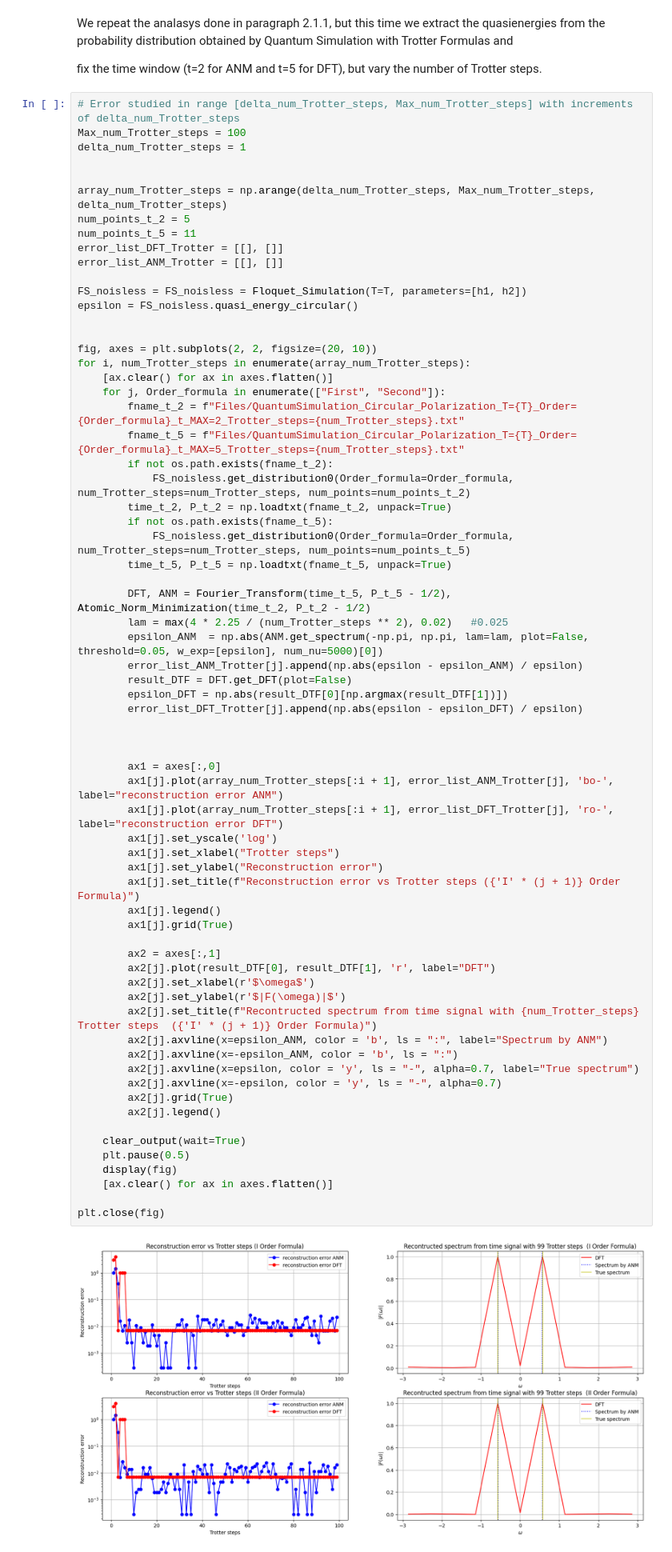
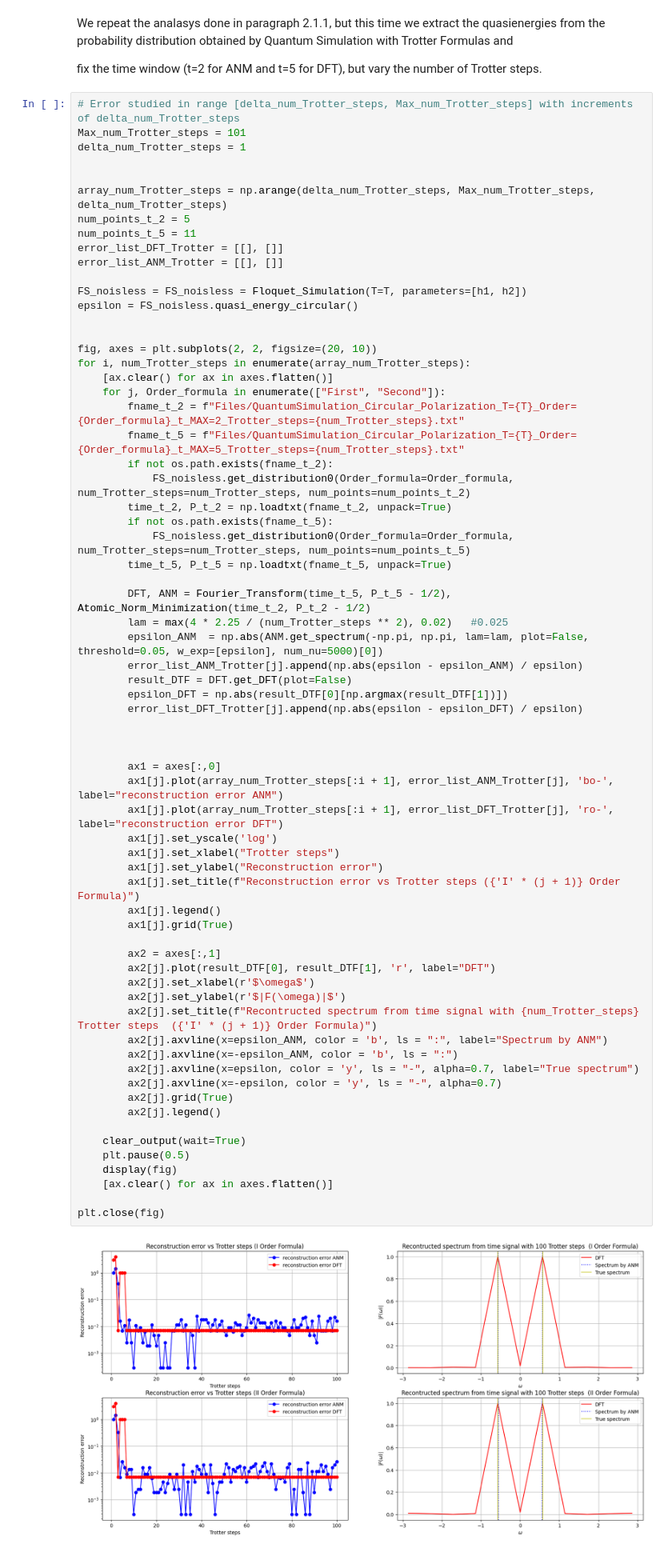
Before and after one commit to DuarteMagano/SuperResolution, a Jupyter notebook: report.ipynb, the cells around one changed output. Shown at 80% size. Cells and saved outputs as stored; diff of their text form.

```diff
--- a/report.ipynb
+++ b/report.ipynb
@@ -339,7 +425,7 @@ We repeat the analasys done in paragraph 2.1.1, but this time we extract the qua
 fix the time window (t=2 for ANM and t=5 for DFT), but vary the number of Trotter steps.
 # %%
 # Error studied in range [delta_num_Trotter_steps, Max_num_Trotter_steps] with increments of delta_num_Trotter_steps
-Max_num_Trotter_steps = 100
+Max_num_Trotter_steps = 101
 delta_num_Trotter_steps = 1
 
 
@@ -378,34 +464,34 @@ for i, num_Trotter_steps in enumerate(array_num_Trotter_steps):
 
         ax1 = axes[:,0]
         ax1[j].plot(array_num_Trotter_steps[:i + 1], error_list_ANM_Trotter[j], 'bo-', label="reconstruction error ANM")
         ax1[j].plot(array_num_Trotter_steps[:i + 1], error_list_DFT_Trotter[j], 'ro-', label="reconstruction error DFT")
         ax1[j].set_yscale('log')
         ax1[j].set_xlabel("Trotter steps")
         ax1[j].set_ylabel("Reconstruction error")
         ax1[j].set_title(f"Reconstruction error vs Trotter steps ({'I' * (j + 1)} Order Formula)")
         ax1[j].legend()
         ax1[j].grid(True)
 
         ax2 = axes[:,1]
         ax2[j].plot(result_DTF[0], result_DTF[1], 'r', label="DFT")
         ax2[j].set_xlabel(r'$\omega$')
         ax2[j].set_ylabel(r'$|F(\omega)|$')
         ax2[j].set_title(f"Recontructed spectrum from time signal with {num_Trotter_steps} Trotter steps  ({'I' * (j + 1)} Order Formula)")
         ax2[j].axvline(x=epsilon_ANM, color = 'b', ls = ":", label="Spectrum by ANM")
         ax2[j].axvline(x=-epsilon_ANM, color = 'b', ls = ":")
         ax2[j].axvline(x=epsilon, color = 'y', ls = "-", alpha=0.7, label="True spectrum")
         ax2[j].axvline(x=-epsilon, color = 'y', ls = "-", alpha=0.7)
         ax2[j].grid(True)
         ax2[j].legend()
 
     clear_output(wait=True)
     plt.pause(0.5)
     display(fig)
     [ax.clear() for ax in axes.flatten()]
 
 plt.close(fig)
 # %% [output]
-[figure, old version]
+[figure, new version]
 # %% [markdown]
 For the choice of the hyperparameter we recall that for Gaussian noise with std
 $\sigma$
```
Also changed, not shown: parts of 29 cells of this notebook, 2 other files.
